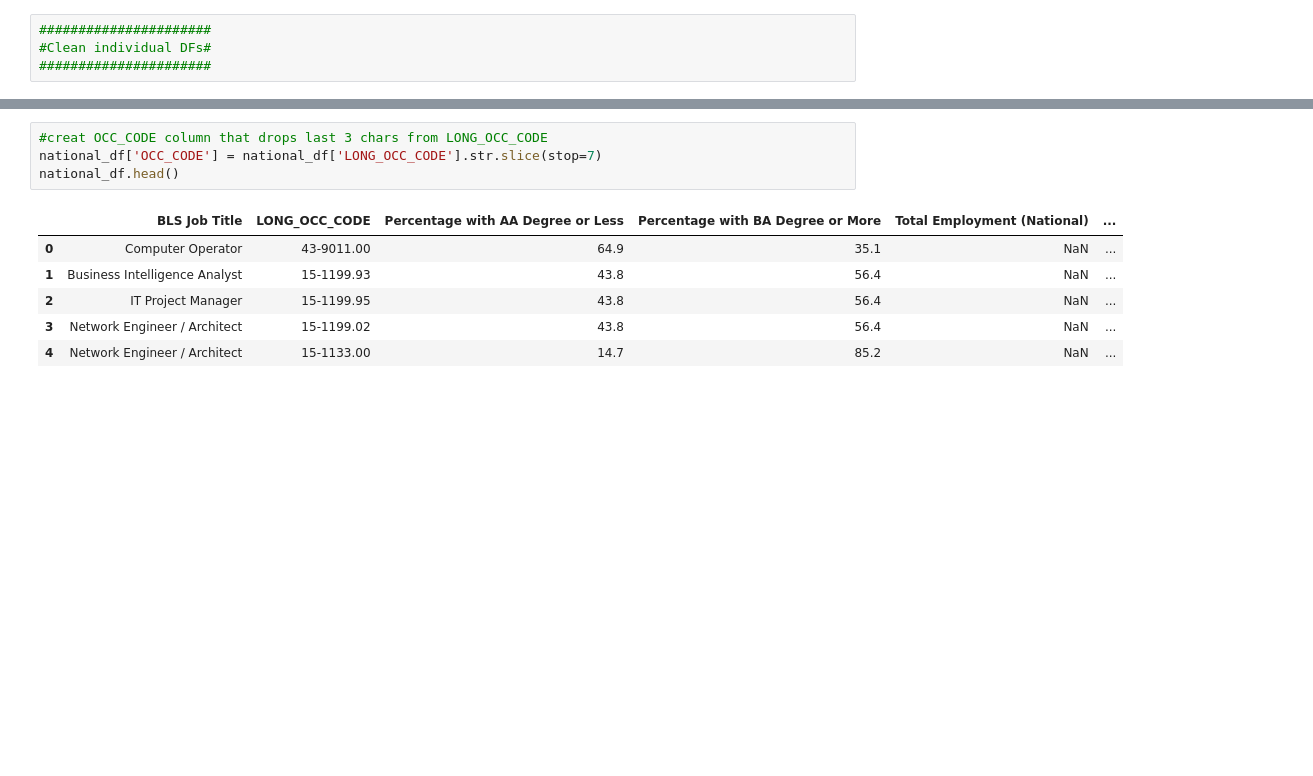
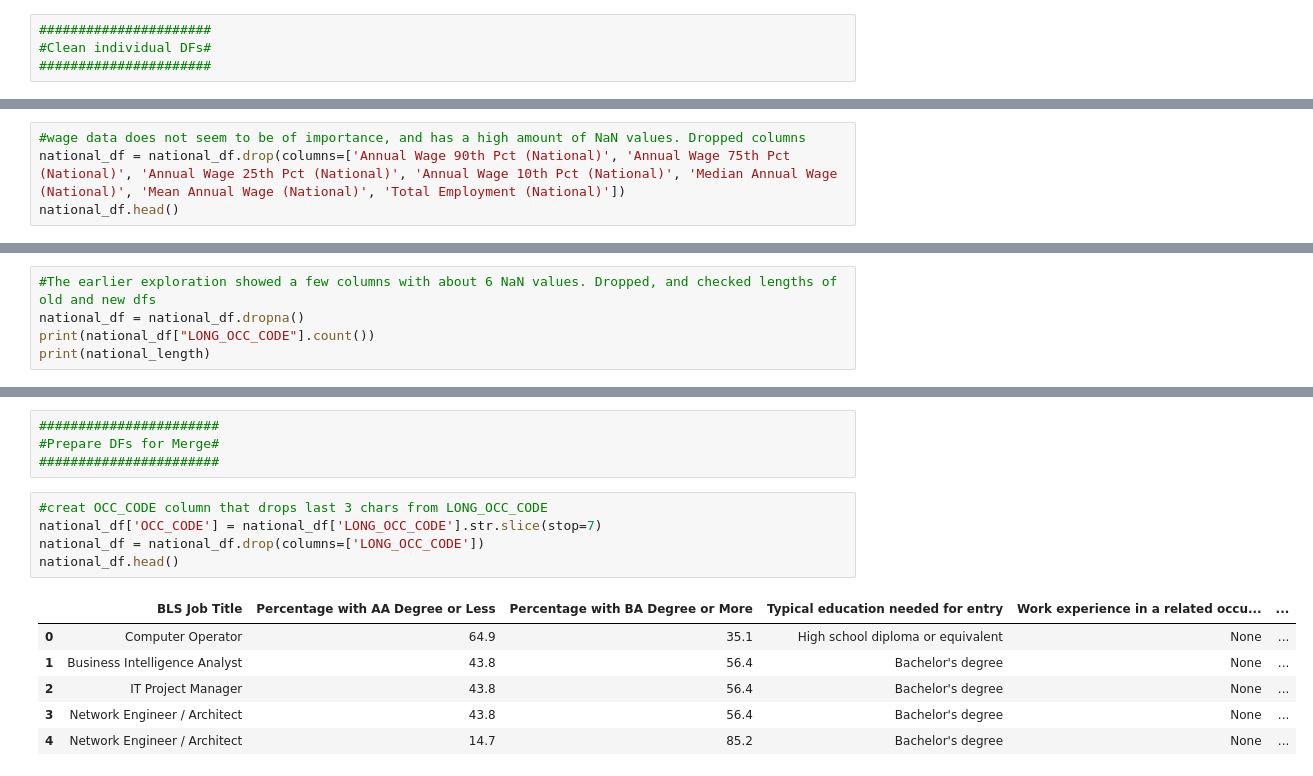
Before and after one commit to JMWilliams3790/AnonCoUSA, a Jupyter notebook: AnonCoClean.ipynb, the cells around one changed output, grey strips where cells are left out. Drawn from its saved outputs; the diff is of its cells as text; blank space fills up the shorter version.

Commit message:
prepared dfs for merge

```diff
--- a/AnonCoClean.ipynb
+++ b/AnonCoClean.ipynb
@@ -251,0 +272,4 @@ Length: 5079. NaN Count: 5079.
+# %%
+#wage data does not seem to be of importance, and has a high amount of NaN values. Dropped columns
+national_df = national_df.drop(columns=['Annual Wage 90th Pct (National)', 'Annual Wage 75th Pct (National)', 'Annual Wage 25th Pct (National)', 'Annual Wage 10th Pct (National)', 'Median Annual Wage (National)', 'Mean Annual Wage (National)', 'Total Employment (National)'])
+national_df.head()
@@ -251,0 +283,5 @@ Length: 5079. NaN Count: 5079.
+# %%
+#The earlier exploration showed a few columns with about 6 NaN values. Dropped, and checked lengths of old and new dfs
+national_df = national_df.dropna()
+print(national_df["LONG_OCC_CODE"].count())
+print(national_length)
@@ -252,14 +310,19 @@ Length: 5079. NaN Count: 5079.
+# %%
+#######################
+#Prepare DFs for Merge#
+#######################
 # %%
 #creat OCC_CODE column that drops last 3 chars from LONG_OCC_CODE
 national_df['OCC_CODE'] = national_df['LONG_OCC_CODE'].str.slice(stop=7)
+national_df = national_df.drop(columns=['LONG_OCC_CODE'])
 national_df.head()
 # %% [output]
-|  | BLS Job Title | LONG_OCC_CODE | Percentage with AA Degree or Less | Percentage with BA Degree or More | Total Employment (National) | ... |
-| 0 | Computer Operator | 43-9011.00 | 64.9 | 35.1 | NaN | ... |
-| 1 | Business Intelligence Analyst | 15-1199.93 | 43.8 | 56.4 | NaN | ... |
-| 2 | IT Project Manager | 15-1199.95 | 43.8 | 56.4 | NaN | ... |
-| 3 | Network Engineer / Architect | 15-1199.02 | 43.8 | 56.4 | NaN | ... |
-| 4 | Network Engineer / Architect | 15-1133.00 | 14.7 | 85.2 | NaN | ... |
+|  | BLS Job Title | Percentage with AA Degree or Less | Percentage with BA Degree or More | Typical education needed for entry | Work experience in a related occu... | ... |
+| 0 | Computer Operator | 64.9 | 35.1 | High school diploma or equivalent | None | ... |
+| 1 | Business Intelligence Analyst | 43.8 | 56.4 | Bachelor's degree | None | ... |
+| 2 | IT Project Manager | 43.8 | 56.4 | Bachelor's degree | None | ... |
+| 3 | Network Engineer / Architect | 43.8 | 56.4 | Bachelor's degree | None | ... |
+| 4 | Network Engineer / Architect | 14.7 | 85.2 | Bachelor's degree | None | ... |
 # %%
 #creat OCC_CODE column that drops last 3 chars from LONG_OCC_CODE
 skill_df['OCC_CODE'] = skill_df['LONG_OCC_CODE'].str.slice(stop=7)
```
Also changed, not shown: parts of 19 cells of this notebook.
